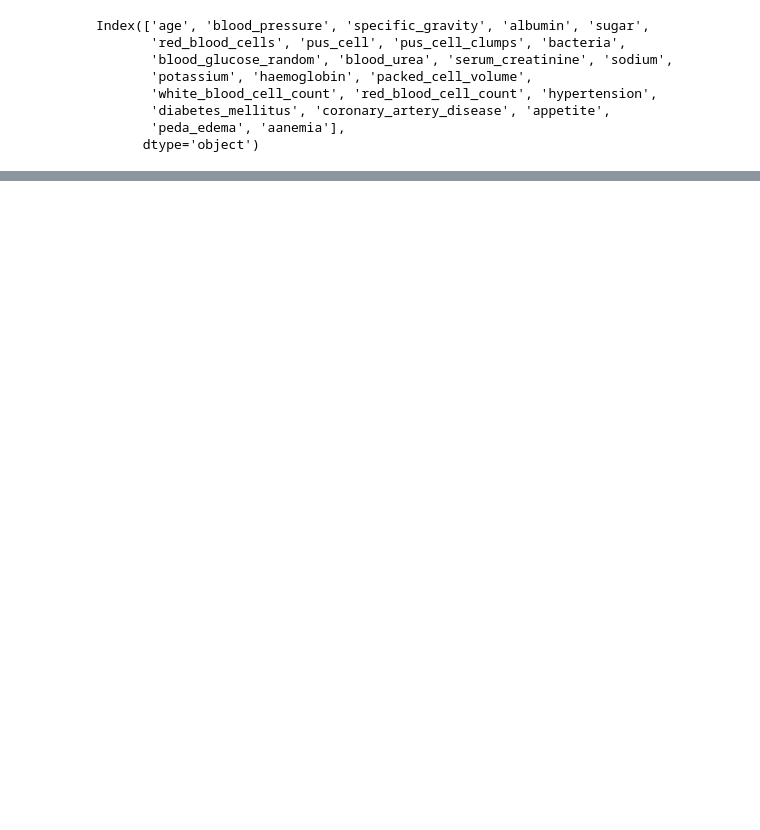
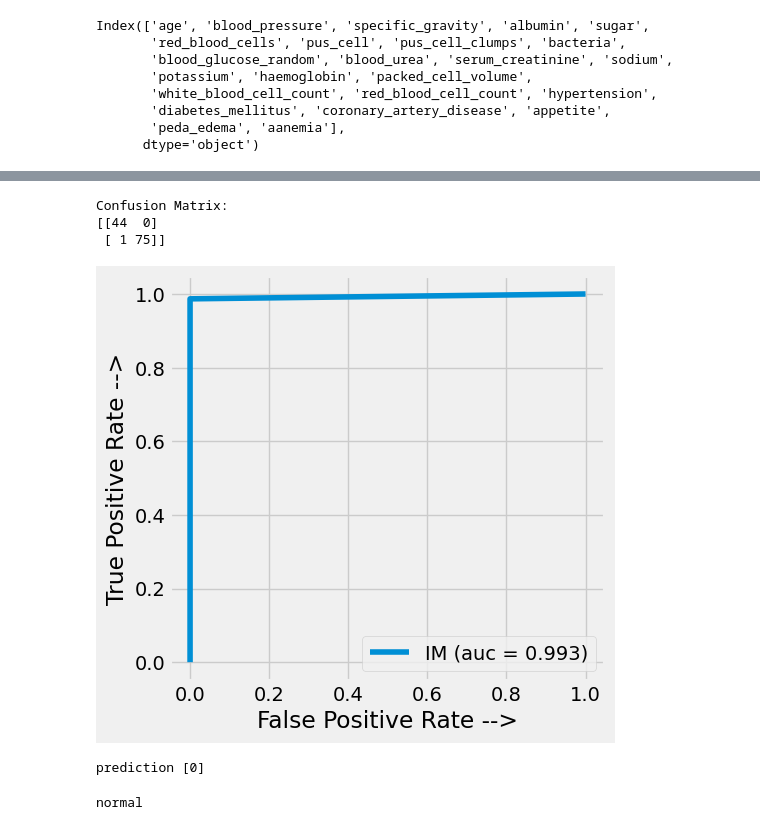
Before and after one commit to Adwaith695/CKD-Project, a Jupyter notebook: kidney/kidney/final.ipynb, the cells around one changed output, grey strips where cells are left out. Cells and saved outputs as stored; diff of their text form; code cells hidden in the pictures; blank space fills up the shorter version.

```diff
--- a/part1/part1.ipynb
+++ b/kidney/kidney/final.ipynb
@@ -347,0 +404,2 @@ total_features 13
+# %%
+X.drop(['specific_gravity','sugar','red_blood_cells','pus_cell','pus_cell_clumps','bacteria','sodium','white_blood_cell_count','coronary_artery_disease','peda_edema'],inplace=True, axis=1)
@@ -355,0 +521,11 @@ X.shape
+# %%
+rf = RandomForestClassifier()
+print('RandomForest')
+rf.fit(x_train , y_train)
+prediction = rf.predict(x_test)
+from sklearn.metrics import confusion_matrix
+
+# print(confusion_matrix(prediction,y_test))
+# print('\n')
+print(accuracy_score(prediction,y_test))
+print('\n')
@@ -355,0 +535,17 @@ X.shape
+# %%
+from sklearn.ensemble import VotingClassifier
+
+estimators=[ ('lr', lr), ('rf', rf)]
+
+majority_voting = VotingClassifier(estimators, voting='hard')
+
+sets = {}
+
+
+majority_voting.fit(x_train,y_train)
+
+test_pred = majority_voting.predict(x_test)
+train_pred = majority_voting.predict(x_train)
+
+prediction = majority_voting.predict(x_test)
+print(accuracy_score(prediction,y_test))
@@ -355,0 +566,24 @@ X.shape
+# %%
+from sklearn.metrics import confusion_matrix
+confusion=confusion_matrix(y_test, prediction)
+print("Confusion Matrix:\n%s" % confusion)
+# %% [output]
+Confusion Matrix:
+[[44  0]
+ [ 1 75]]
+# %%
+from sklearn.metrics import roc_curve,auc
+prediction_fpr, prediction_tpr, threshold = roc_curve(y_test, prediction)
+auc_prediction = auc(prediction_fpr, prediction_tpr)
+
+plt.figure(figsize=(5, 5), dpi=100)
+plt.plot(prediction_fpr, prediction_tpr, linestyle='-', label='IM (auc = %0.3f)' % auc_prediction)
+
+plt.xlabel('False Positive Rate -->')
+plt.ylabel('True Positive Rate -->')
+
+plt.legend()
+
+plt.show()
+# %% [output]
+[figure, added]
@@ -355,0 +597,23 @@ X.shape
+# %%
+pred=majority_voting.predict([new_val])
+print("prediction "+str(pred))
+# %% [output]
+prediction [0]
+# %%
+# loaded_model = pickle.load(open("model.pkl", 'rb'))
+pred=majority_voting.predict([new_val])
+if pred[0]==0:
+    print("normal")
+elif pred[0]==1:
+    print("disease detected")
+    if (new_val[0]<30):
+        if new_val[10]==0 or new_val[11]==0 or new_val[12]==0 or new_val[13]==0:
+            print("mild")
+
+    elif (30 <= new_val[0] <= 100):
+        if(new_val[10]==0 and new_val[11]==0 and new_val[12]==0 and new_val[13]==0):
+            print("moderate")
+        else:
+            print("severe")
+# %% [output]
+normal
```
Also changed, not shown: parts of 41 cells of this notebook, 18 other files.
